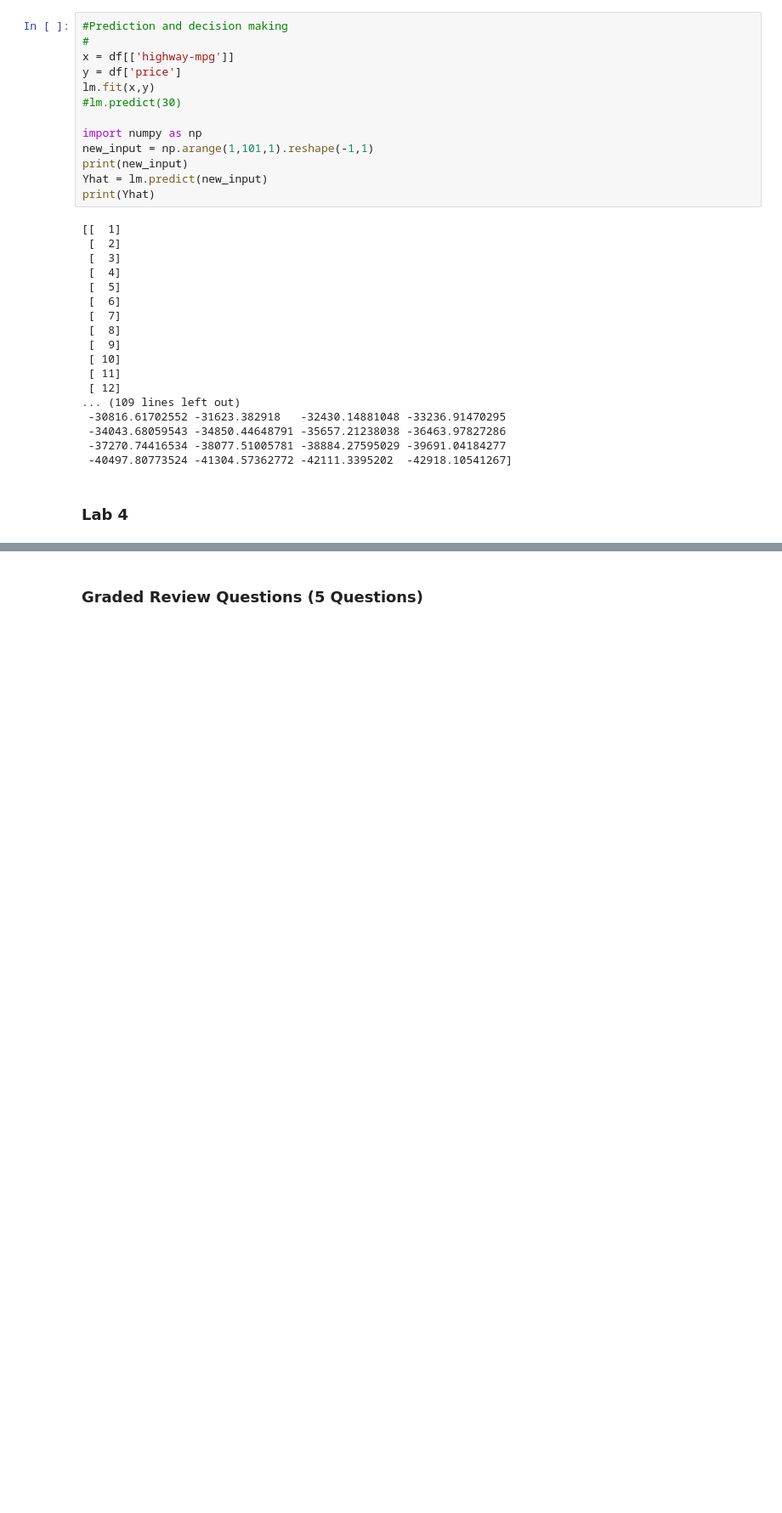
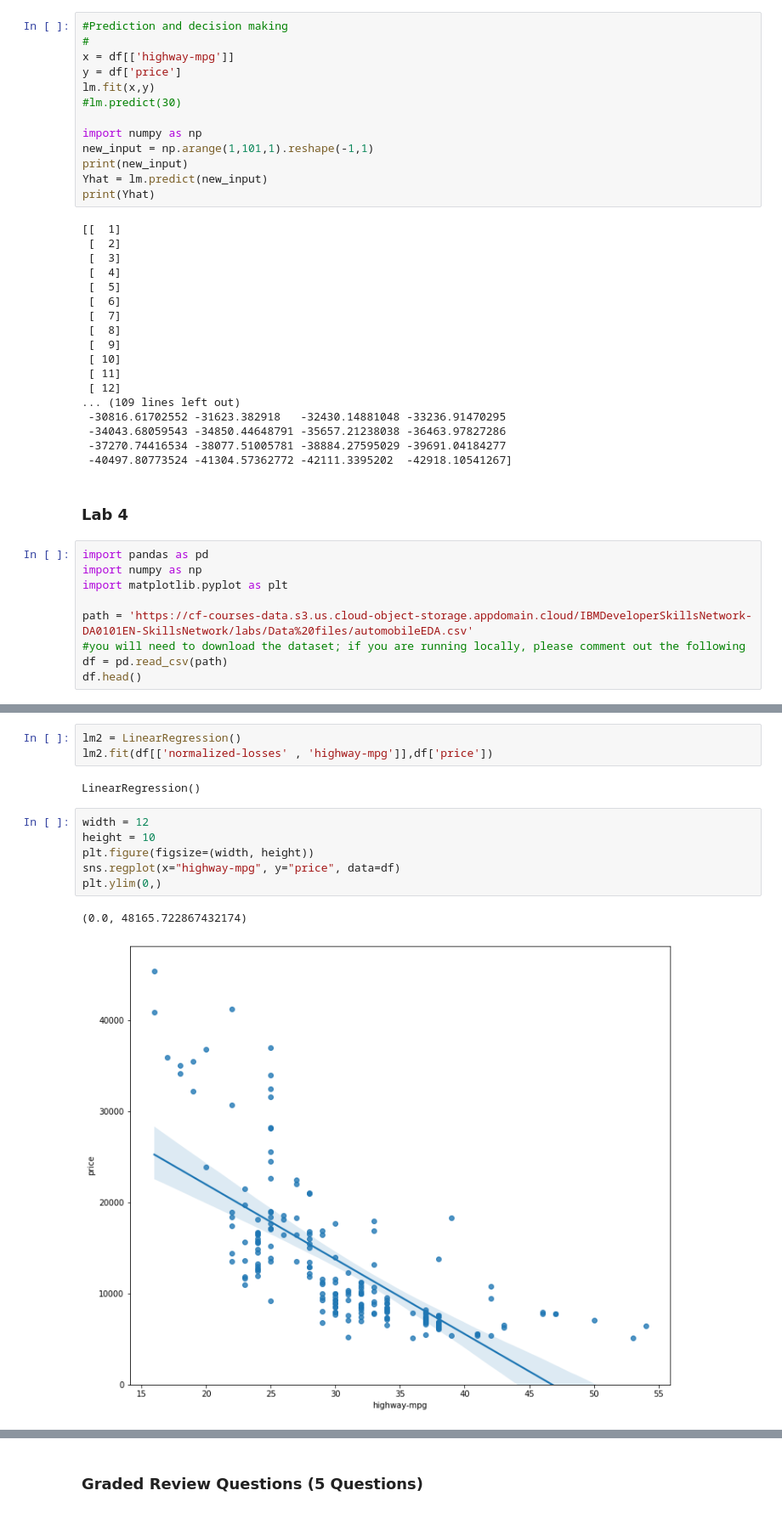
Before and after one commit to PosgradoMNA/actividades-de-aprendizaje-JavierP-rez, a Jupyter notebook: Semana7_25to01OctNov/Modulo4_Semana7_DataAnalysisWithPython_IBM.ipynb, the cells around one changed output, grey strips where cells are left out. Shown at 85% size. Cells and saved outputs as stored; diff of their text form; blank space fills up the shorter version.

```diff
--- a/Semana7_25to01OctNov/Modulo4_Semana7_DataAnalysisWithPython_IBM.ipynb
+++ b/Semana7_25to01OctNov/Modulo4_Semana7_DataAnalysisWithPython_IBM.ipynb
@@ -286,3 +293,12 @@ print(Yhat)
  -40497.80773524 -41304.57362772 -42111.3395202  -42918.10541267]
 # %% [markdown]
 ### Lab 4
+# %%
+import pandas as pd
+import numpy as np
+import matplotlib.pyplot as plt
+
+path = 'https://cf-courses-data.s3.us.cloud-object-storage.appdomain.cloud/IBMDeveloperSkillsNetwork-DA0101EN-SkillsNetwork/labs/Data%20files/automobileEDA.csv'
+#you will need to download the dataset; if you are running locally, please comment out the following
+df = pd.read_csv(path)
+df.head()
@@ -288,0 +352,14 @@ print(Yhat)
+# %%
+lm2 = LinearRegression()
+lm2.fit(df[['normalized-losses' , 'highway-mpg']],df['price'])
+# %% [output]
+LinearRegression()
+# %%
+width = 12
+height = 10
+plt.figure(figsize=(width, height))
+sns.regplot(x="highway-mpg", y="price", data=df)
+plt.ylim(0,)
+# %% [output]
+(0.0, 48165.722867432174)
+[figure, added]
```
Also changed, not shown: parts of 15 cells of this notebook.
